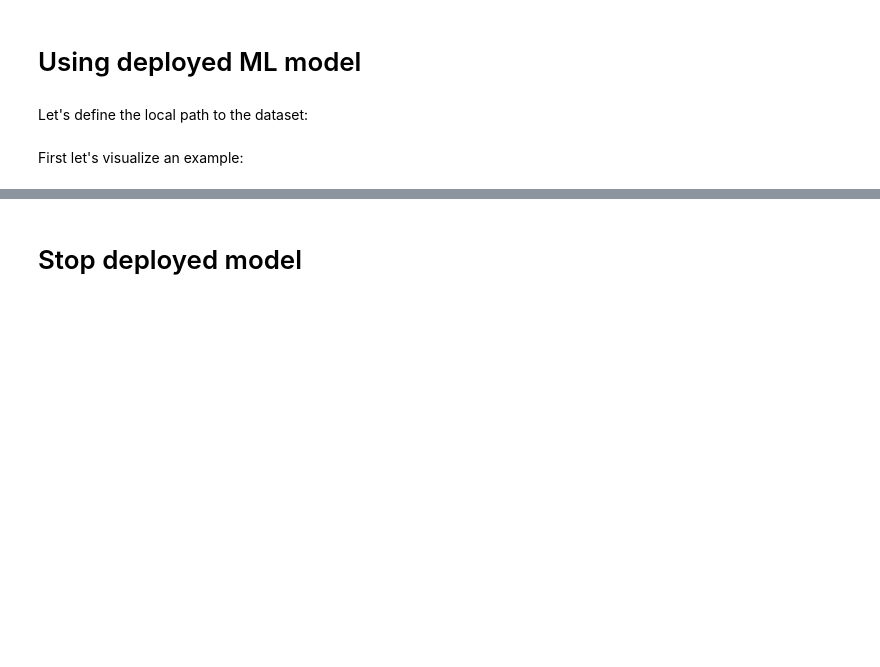
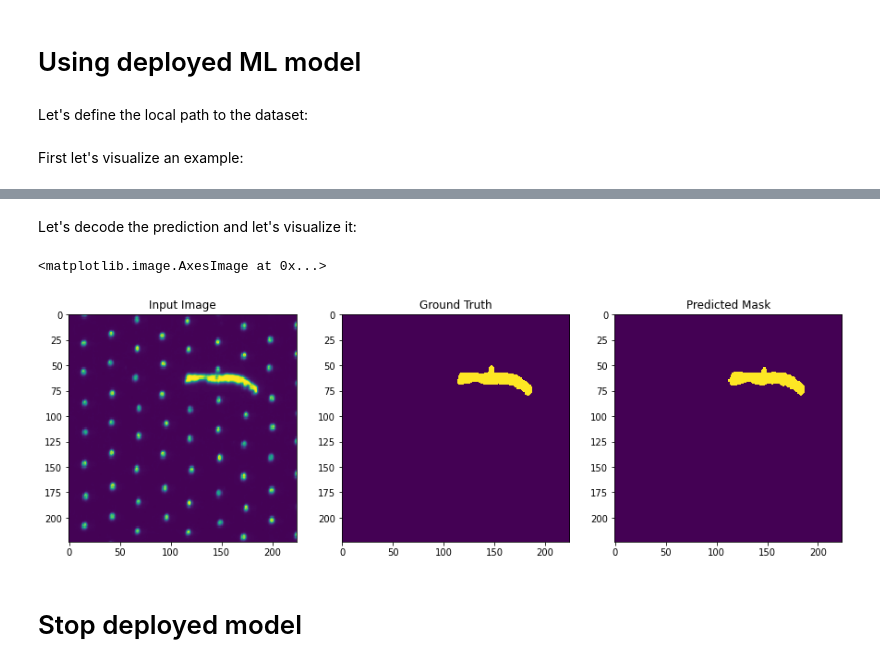
Before and after one commit to SAP-samples/btp-ai-sustainability-bootcamp, a Jupyter notebook: src/ai-models/defect-detection/notebooks/defect_detection_aicore_notebook_train_infer.ipynb, the cells around one changed output, grey strips where cells are left out. Saved outputs shown, nothing was run; the diff lists cells and outputs as text; code cells hidden in the pictures; blank space fills up the shorter version.

```diff
--- a/src/ai-models/defect-detection/notebooks/defect_detection_aicore_notebook_train_infer.ipynb
+++ b/src/ai-models/defect-detection/notebooks/defect_detection_aicore_notebook_train_infer.ipynb
@@ -285,0 +269,15 @@ print('Inference result:', response.json())
+# %%
+# Preparing the input for inference
+# prediciton: normal product
+
+endpoint = f"{deployment.deployment_url}/v1/models/imagesegmodel:predict"
+print(endpoint)
+
+headers = {
+        "Authorization": ai_api_v2_client.rest_client.get_token(),
+        'ai-resource-group': resource_group,
+        "Content-Type": "application/json"}
+response = requests.post(endpoint, headers=headers, json=raw_data)
+
+print('Inference result:', response.json())
+#pprint(vars(response))
@@ -286,3 +287,37 @@ print('Inference result:', response.json())
+# %% [markdown]
+Let's decode the prediction and let's visualize it:
+# %%
+def load_image(data, IMG_WIDTH, IMG_HEIGHT, preproc):
+    image = cv2.imdecode(data, 0)
+    if preproc:
+        clahe = cv2.createCLAHE(clipLimit=5.0, tileGridSize=(8,8))
+        image = clahe.apply(image)
+        kernel = np.ones((3,3),np.uint8)
+        image = cv2.dilate(image,kernel,iterations = 1)
+        # go back to 3 channels
+        image=np.expand_dims(image, axis=-1)
+        image = image.repeat(3,axis=-1)
+    image = cv2.resize(image, (IMG_HEIGHT, IMG_WIDTH),interpolation = cv2.INTER_AREA)
+    image = np.array(image)
+    image = image.astype('float32')
+    image /= 255
+    return image
+# %%
+image_file_as_binary = base64.b64decode(response.json()['segmented_image'])
+nparr = np.frombuffer(image_file_as_binary, np.uint8)
+x_inference = load_image(nparr, 224, 224, False)
+# %%
+fig, axs = plt.subplots(1, 3, figsize=(15,20))
+title = ['Input Image', 'Ground Truth', 'Predicted Mask']
+axs[0].title.set_text(title[0])
+axs[0].imshow(mpimg.imread(path_abnormal_images[i]), interpolation='nearest')
+axs[1].title.set_text(title[1])
+axs[1].imshow(mpimg.imread(path_abnormal_masks[i]), interpolation='nearest')
+axs[2].title.set_text(title[2])
+axs[2].imshow(x_inference, interpolation='nearest')
+# %% [output]
+<matplotlib.image.AxesImage at 0x...>
+[figure, added]
 # %% [markdown]
 # Stop deployed model
 # %%
```
Also changed, not shown: parts of 20 cells of this notebook, 3 other files.
